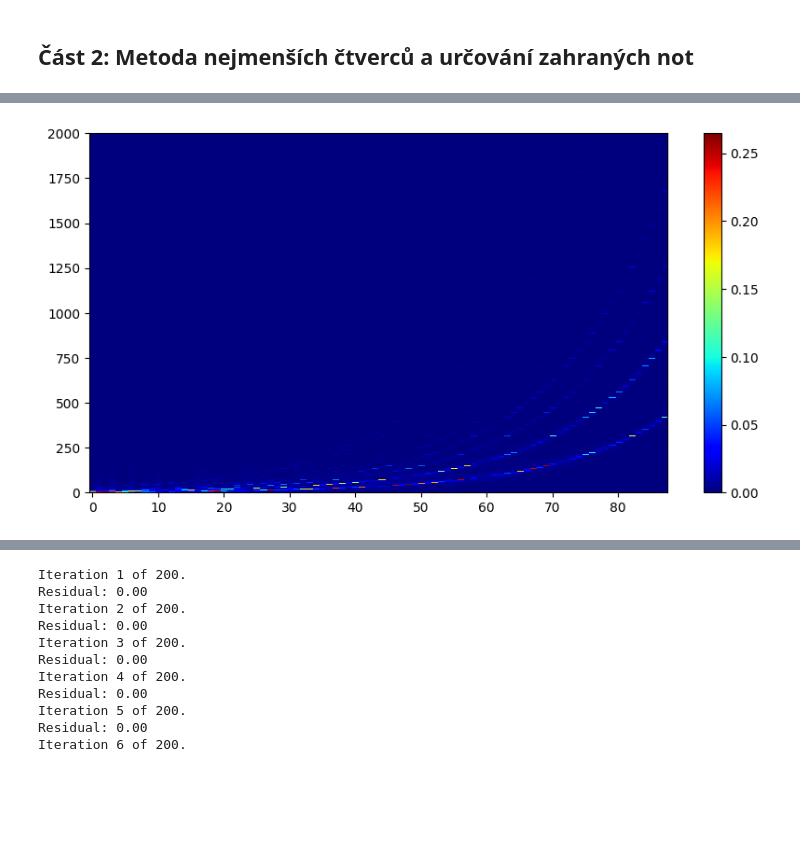
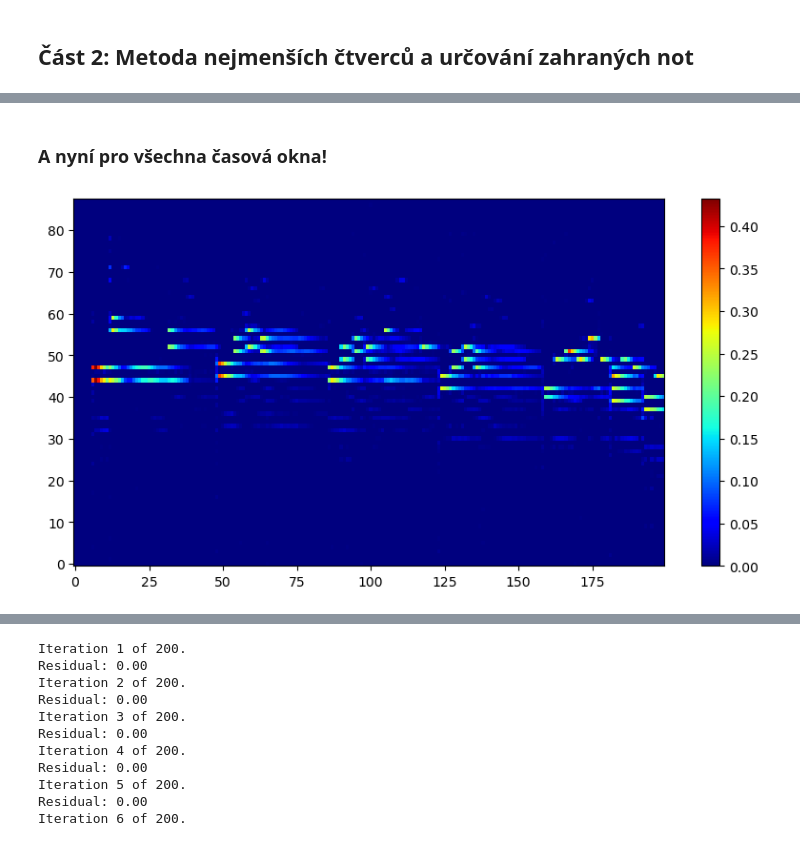
Before and after one commit to majkasadowska/SKOMAM, a Jupyter notebook: cv3/cv3.ipynb, the cells around one changed output, grey strips where cells are left out. Drawn from its saved outputs; the diff is of its cells as text; code cells hidden in the pictures; blank space fills up the shorter version.

```diff
--- a/cv3/cv3.ipynb
+++ b/cv3/cv3.ipynb
@@ -138,0 +196,3 @@ for j in range(1, 89):
+# %%
+vzorkovaci_frekvence, signal = wavfile.read('lune1.wav')
+signal = signal / np.max(np.abs(signal))
@@ -138,0 +251,13 @@ for j in range(1, 89):
+# %%
+i = 10
+y_i = casove_frekvencni_matice[:, i]
+
+def chyba(x):
+    e = A @ x - y_i
+    f_e = np.sum(e**2)
+    return f_e
+
+x0 = np.zeros(88)
+
+res_1 = minimize(fun=chyba, x0=x0)
+res_1
@@ -138,0 +310,4 @@ for j in range(1, 89):
+# %%
+bounds = []
+for i in range(88):
+    bounds.append((0, None))
@@ -139,9 +347,19 @@ for j in range(1, 89):
+# %% [markdown]
+### A nyní pro všechna časová okna!
+# %%
+pocet_oken = casove_frekvencni_matice.shape[1]
+
+noty_v_case = np.zeros((88, pocet_oken))
+
+for i in range(pocet_oken):
+    y_i = casove_frekvencni_matice[:, i]
+
+    res_1 = minimize(fun=chyba, x0=x0, bounds=bounds, options={'maxfun': 100000, 'maxiter': 100000})
+    noty_v_case[:, i] = res_1.x
 # %%
-import matplotlib.pyplot as plt
 plt.figure(figsize=(10, 5))
-plt.imshow(np.vstack(res).T, cmap='jet', aspect='auto', origin='lower', interpolation='none')
-plt.ylim(0, 2000)
+plt.imshow(noty_v_case, cmap='jet', aspect='auto', origin='lower')
 plt.colorbar()
 plt.show()
 # %% [output]
-[figure, old version]
+[figure, new version]
```
Also changed, not shown: parts of 49 cells of this notebook, 1 other file.
